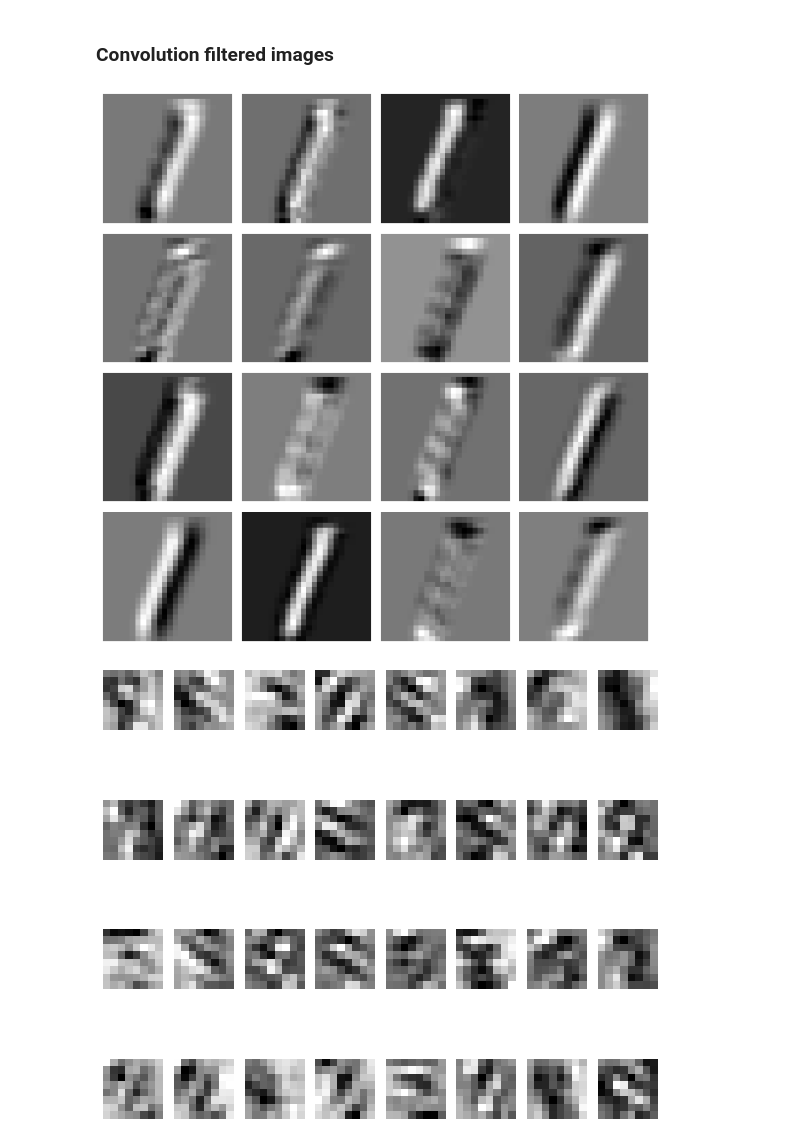
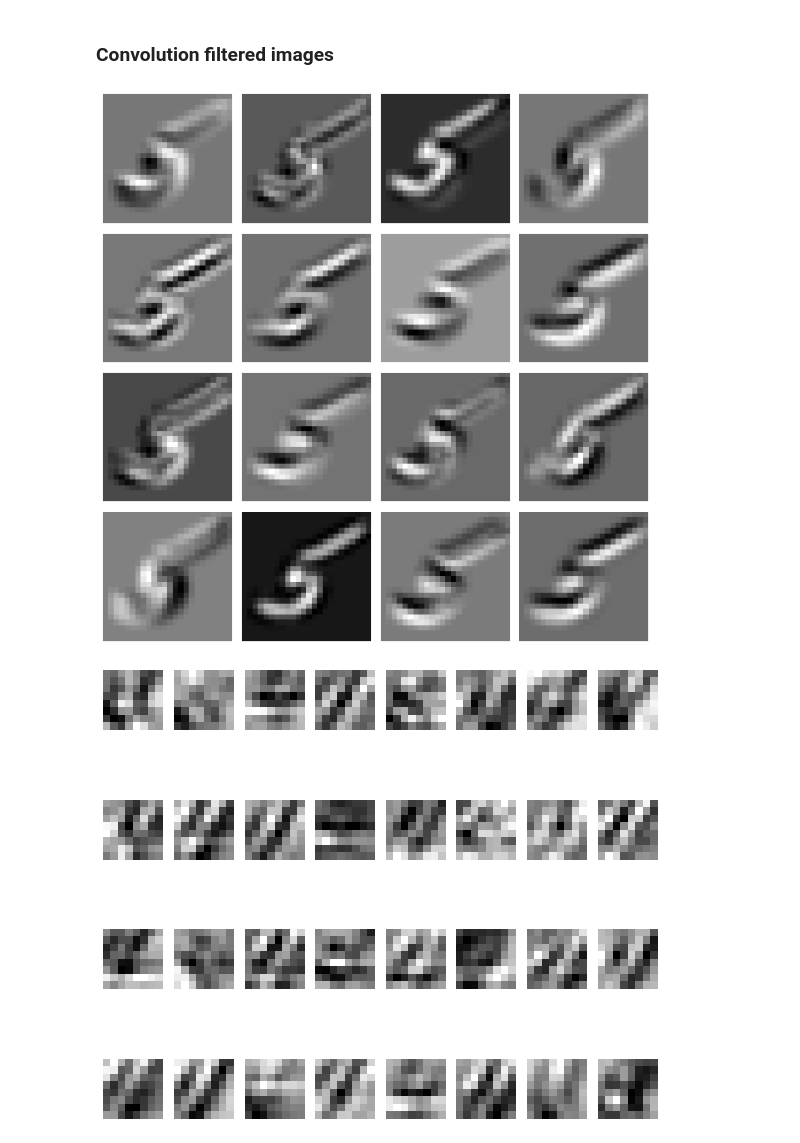
Before and after one commit to abassi98/NNDL, a Jupyter notebook: Homework_1/Classification.ipynb, the cells around one changed output. Drawn from its saved outputs; the diff is of its cells as text; code cells hidden in the pictures.

```diff
--- a/Homework_1/Classification.ipynb
+++ b/Homework_1/Classification.ipynb
@@ -642,25 +698,25 @@ conv2 = net.cnn[4].weight.data.cpu()
 # %%
 ### First convolution filter
 fig = plt.figure(figsize=(8, 8))
 cols, rows = 4,4
 
 # Take an image and apply convolution
-img, label = train_data[0]
+img, label = train_data[4]
 img = F.conv2d(img.unsqueeze(dim=0), conv1)
 
 
 # Plot filtered images
 
 for i in range(16):
     fig.add_subplot(rows, cols, i+1)
     plt.axis("off")
     #plt.title("Filter %d" %(i+1))
     plt.imshow(img.squeeze().numpy()[i], cmap="gray")
 
 plt.tight_layout()
 plt.show()
 # %% [output]
-[figure, old version]
+[figure, new version]
 # %%
 ### Second convolution filter
 fig = plt.figure(figsize=(8, 8))
@@ -684,4 +740,4 @@ for i in range(32):
 plt.tight_layout()
 plt.show()
 # %% [output]
-[figure, old version]
+[figure, new version]
```
Also changed, not shown: parts of 22 cells of this notebook, 3 other files.
